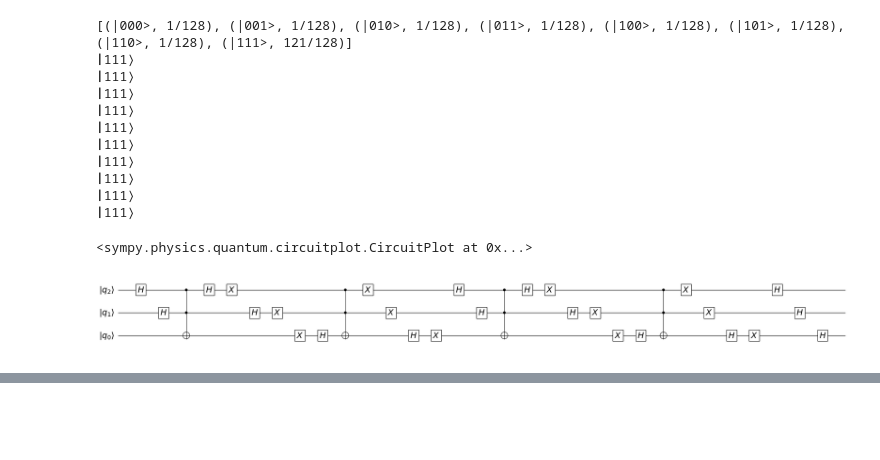
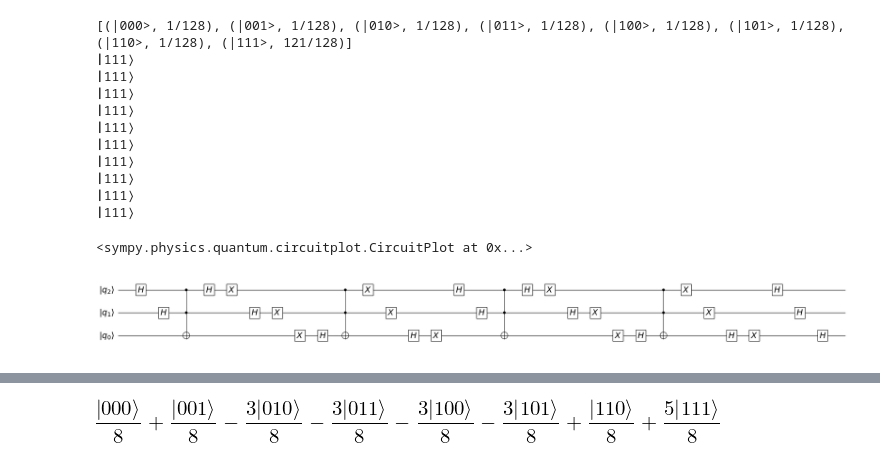
Before and after one commit to kyamaz/openql-notes, a Jupyter notebook: docs/20190121/quantum_alg_grover_handout.ipynb, the cells around one changed output, grey strips where cells are left out. Saved outputs shown, nothing was run; the diff lists cells and outputs as text; code cells hidden in the pictures; blank space fills up the shorter version.

```diff
--- a/docs/20190121/quantum_alg_grover_handout.ipynb
+++ b/docs/20190121/quantum_alg_grover_handout.ipynb
@@ -151,0 +189,9 @@ CircuitPlot(gate_simp(d_3_gate*mark_7*d_3_gate*mark_7*h_3),nqubits=3,labels=labe
+# %%
+# | 111 > の検索する量子回路を作成する。
+
+mark_7 = CCZ(1,2,0)
+grover_7 = gate_simp(d_3*mark_7*d_3*mark_7)
+state1_7 = qapply(d_3*mark_7*init_state)
+qapply(d_3*mark_7*state1_7)
+# %% [output]
+[figure, added]
```
Also changed, not shown: parts of 14 cells of this notebook.
